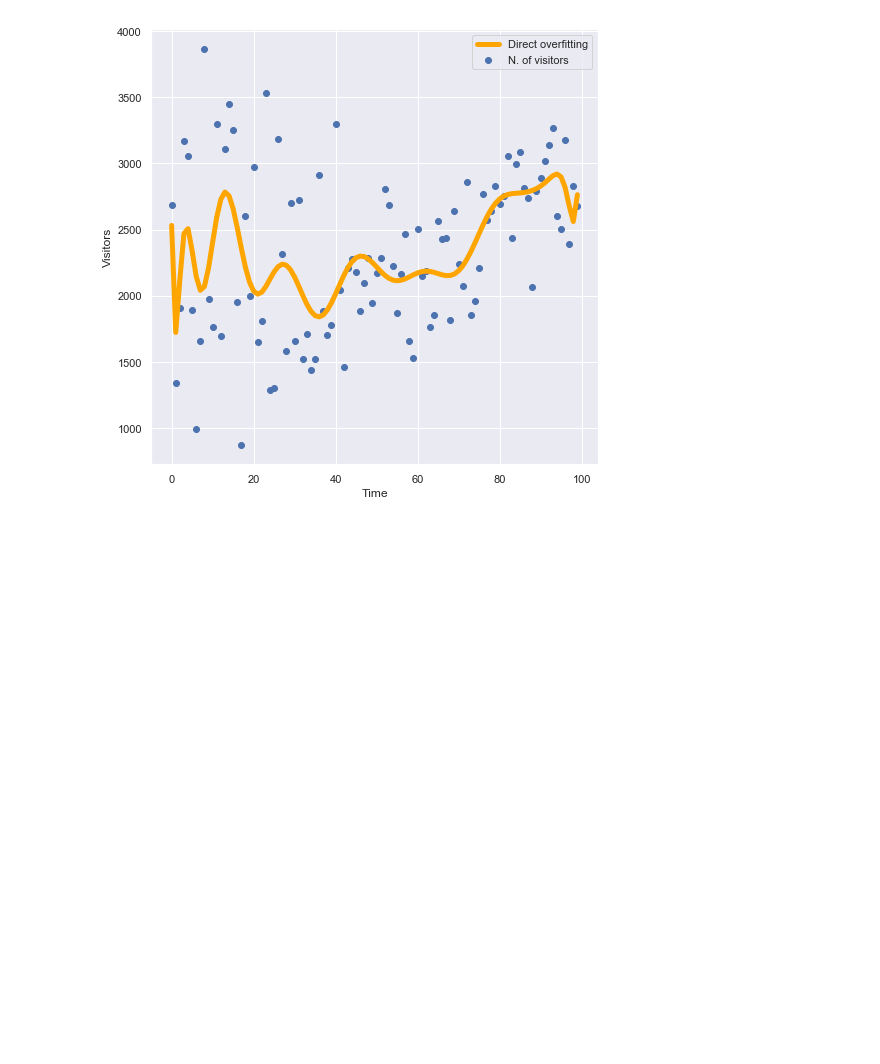
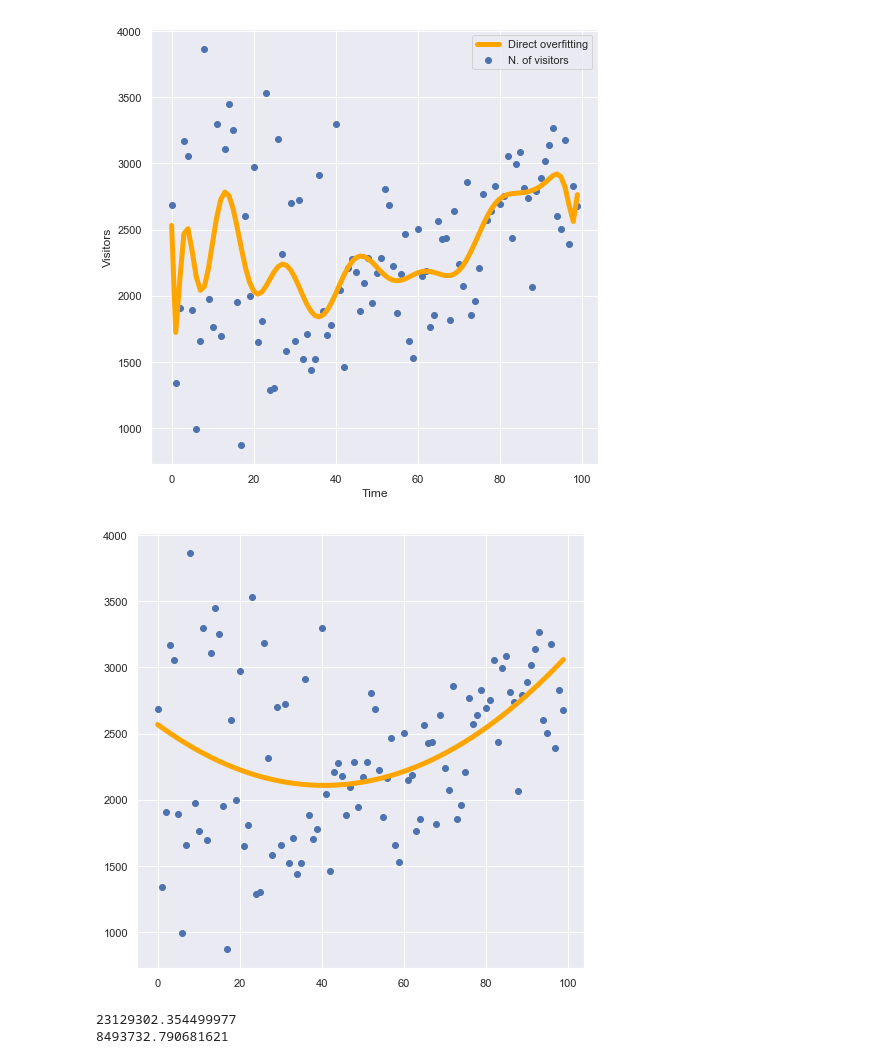
Before and after one commit to MartinKondor/MachineLearning, a Jupyter notebook: notebooks/Polynomial_Regression.ipynb, the cells around one changed output. Saved outputs shown, nothing was run; the diff lists cells and outputs as text; code cells hidden in the pictures; blank space fills up the shorter version.

```diff
--- a/notebooks/Polynomial_Regression.ipynb
+++ b/notebooks/Polynomial_Regression.ipynb
@@ -64,3 +62,21 @@ plt.legend(['Direct overfitting','N. of visitors'])
 plt.show()
 # %% [output]
 [figure]
+# %%
+from sklearn.model_selection import train_test_split
+
+X_train, X_test, y_train, y_test = train_test_split(x, y, test_size=.3)
+
+coeffs = sp.polyfit(X_train, y_train, 2)
+predict = sp.poly1d(coeffs)
+
+plt.scatter(x, y)
+plt.plot(x, predict(x), color='orange', linewidth=5)
+plt.show()
+
+print(error(predict, X_train, y_train))
+print(error(predict, X_test, y_test))
+# %% [output]
+[figure, added]
+23129302.354499977
+8493732.790681621
```
Also changed, not shown: parts of 1 cell of this notebook.
